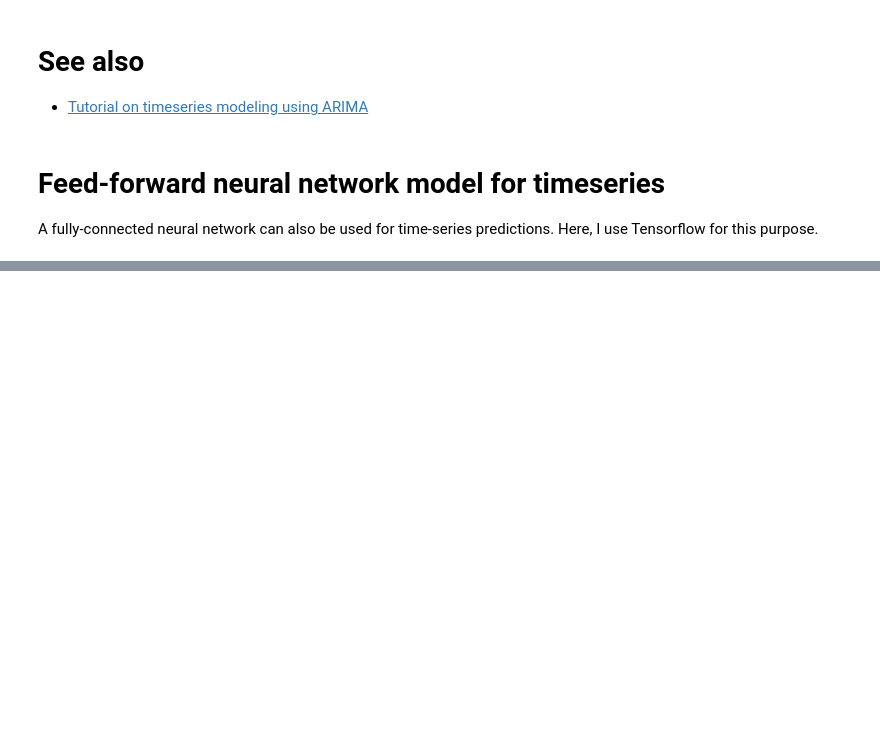
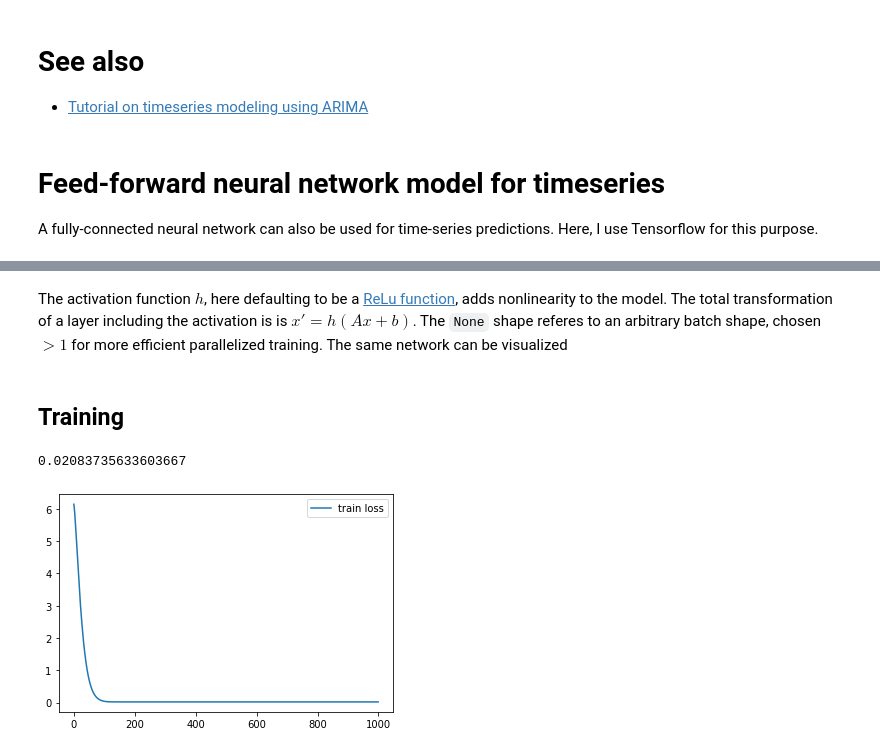
Before and after one commit to vivecalindahl/timeseries-prediction, a Jupyter notebook: timeseries-forecasting.ipynb, the cells around one changed output, grey strips where cells are left out. Drawn from its saved outputs; the diff is of its cells as text; code cells hidden in the pictures; blank space fills up the shorter version.

```diff
--- a/timeseries-forecasting.ipynb
+++ b/timeseries-forecasting.ipynb
@@ -500,0 +570,4 @@ _________________________________________________________________
+# %%
+# Ignore batch dimension of tensorflow tensor shapes
+input_shape, output_shape = (tuple((dim for dim in spec.shape if dim)) for spec in ds.element_spec)
+print(input_shape, output_shape)
@@ -500,0 +576,9 @@ _________________________________________________________________
+# %%
+# config
+num_nodes = [10, 10]
+
+model = neural_network(input_shape, output_shape, num_nodes=num_nodes)
+model.summary()
+
+# We could also produce a graph with the code below, but it requires having graphviz installed
+# tf.keras.utils.plot_model(model, show_shapes=True, show_layer_names=True)
@@ -500,0 +616,29 @@ _________________________________________________________________
+# %% [markdown]
+The activation function $h$, here defaulting to be a [ReLu function](https://en.wikipedia.org/wiki/Rectifier_(neural_networks)), adds nonlinearity to the model. The total transformation of a layer including the activation is is $x' = h(Ax + b)$. The `None` shape referes to an arbitrary batch shape, chosen $>1$ for more efficient parallelized training.
+The same network can be visualized
+# %% [markdown]
+## Training
+# %%
+# Config
+model.compile(
+    optimizer=tf.keras.optimizers.SGD(learning_rate=1e-6, momentum=0.9),
+    loss=tf.keras.losses.MeanSquaredError(),
+)
+# %%
+# Train
+history = model.fit(
+    ds,
+    epochs=1000,
+    verbose=0,
+)
+# %%
+rmse_train = np.sqrt(history.history['loss'])
+min(rmse_train) #, min(rmse_valid)
+# %% [output]
+0.02083735633603667
+# %%
+rmse_hist = np.sqrt(history.history['loss'])
+plt.plot(rmse_hist, label='train loss')
+plt.legend();
+# %% [output]
+[figure, added]
```
Also changed, not shown: parts of 44 cells of this notebook.
